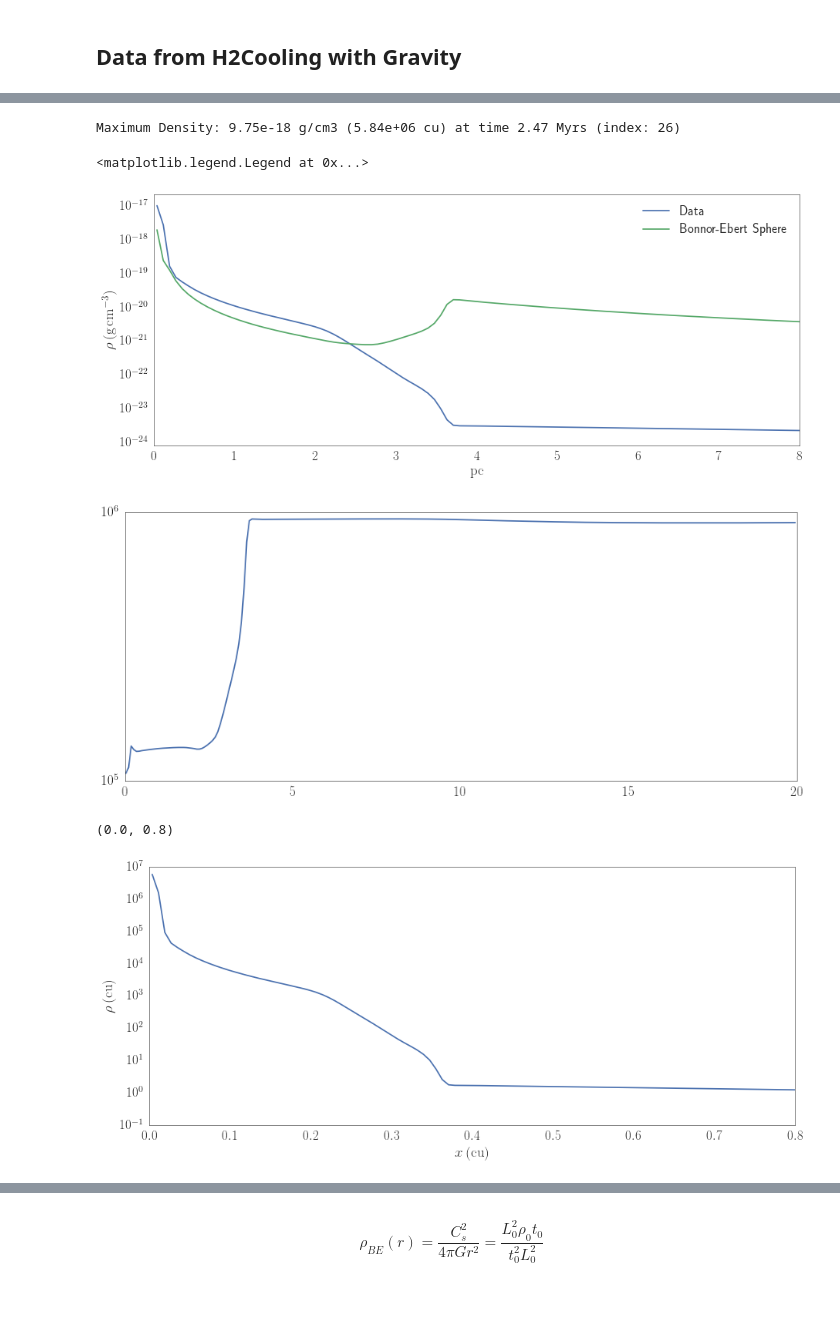
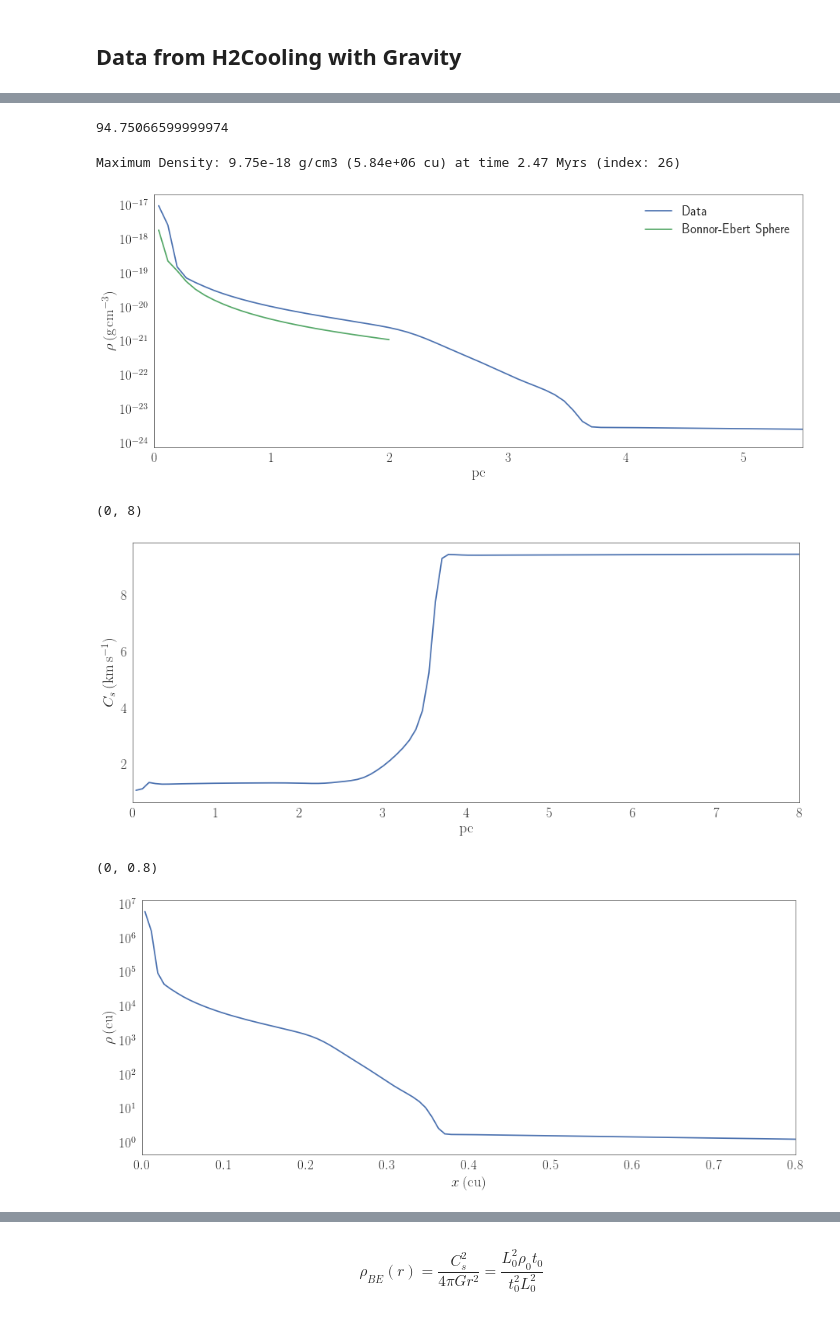
Before and after one commit to Mixpap/MasterThesis, a Jupyter notebook: Notebooks/Density Profile.ipynb, the cells around one changed output, grey strips where cells are left out. Saved outputs shown, nothing was run; the diff lists cells and outputs as text; code cells hidden in the pictures.

Commit message:
Added Gravity-BE sphere

```diff
--- a/Notebooks/Density Profile.ipynb
+++ b/Notebooks/Density Profile.ipynb
@@ -49,3 +60,7 @@ HCG=np.load('../Data/H2CoolingG512.npz')
+# %%
+(HCG['T'][26]-HCG['T'][25])/1e3
+# %% [output]
+94.75066599999974
 # %%
 mid=256
 ind= HCG['RHO'][mid,mid,:].argmax()
@@ -61,31 +76,36 @@ yscgs=ys*f.RHO0
 ybe=cs**2/(2.*np.pi*6.67e-8*(xspc*3.086e18)**2)
 ax=plt.subplot(111)
 ax.plot(xspc,yscgs,label='Data')
-ax.plot(xspc,ybe,label='Bonnor-Ebert Sphere')
+ax.plot(xspc[xspc<2.],ybe[xspc<2.],label='Bonnor-Ebert Sphere')
 ax.set_yscale('log')
 ax.set_ylabel('$ \\rho\, (\si{g.cm^{-3}})$')
 ax.set_xlabel('$\si{pc}$')
-ax.set_xlim(0,8)
+ax.set_xlim(0,5.5)
 plt.legend()
+datafolder='../Document/DataImages/'
+plt.savefig(datafolder+'H2CoolGRHOprofile-BE.png',bbox_inches='tight',format='png', dpi=100)
 # %% [output]
 Maximum Density: 9.75e-18 g/cm3 (5.84e+06 cu) at time 2.47 Myrs (index: 26)
-<matplotlib.legend.Legend at 0x...>
-[figure, old version]
+[figure, new version]
 # %%
-plt.plot(xspc,cs)
-plt.yscale('log')
+plt.plot(xspc,cs*1e-5)
+plt.ylabel('$C_s \, (\si{km.s^{-1}})$')
+plt.xlabel('$\si{pc}$')
+plt.xlim(0,8)
+#plt.yscale('log')
 # %% [output]
+(0, 8)
-[figure, old version]
+[figure, new version]
 # %%
 ax1=plt.subplot(111)
 ax1.plot(xs,ys)
 ax1.set_yscale('log')
 ax1.set_ylabel('$ \\rho\, (\si{cu})$')
 ax1.set_xlabel('$x \, (\si{cu}) $')
-ax1.set_xlim(None,0.8)
+ax1.set_xlim(0,0.8)
 # %% [output]
-(0.0, 0.8)
+(0, 0.8)
-[figure, old version]
+[figure, new version]
 # %%
 regions= [[0.0,0.02],[0.04,0.2],[0.21,0.36],[0.01,0.35]]
 for region in regions:
```
Also changed, not shown: parts of 7 cells of this notebook, 13 other files.
